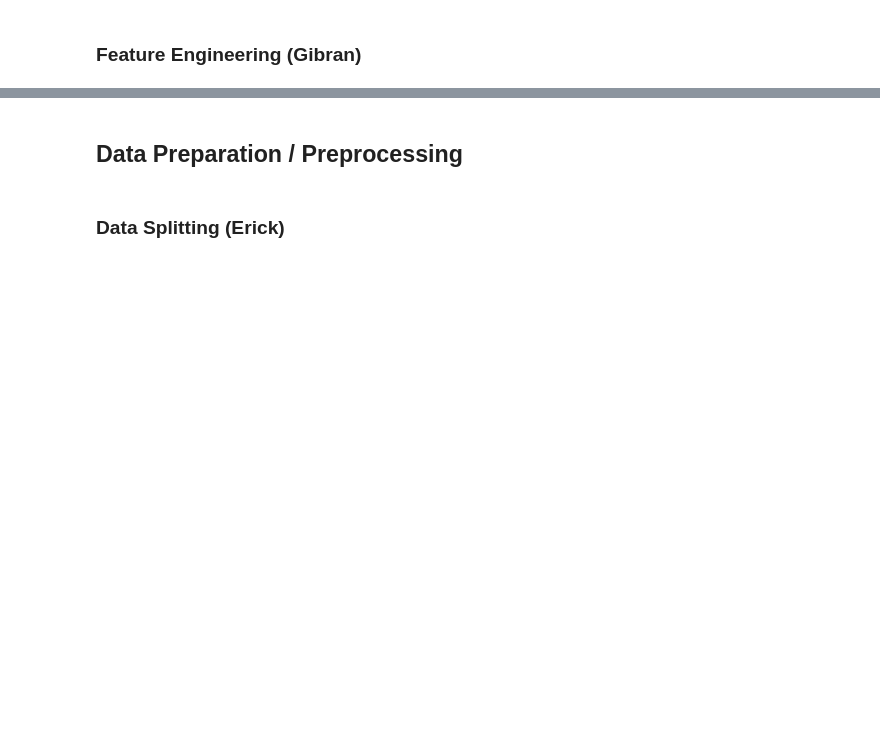
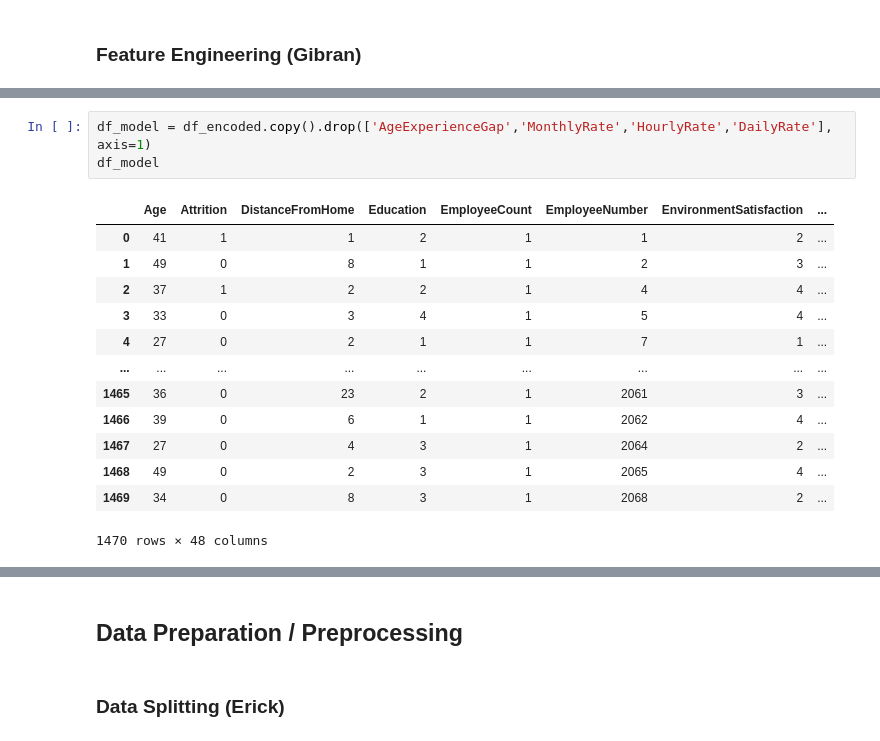
Before and after one commit to gibranariq/Final-Project-Rakamin-Men-United, a Jupyter notebook: Framework_data_modeling_lengkap.ipynb, the cells around one changed output, grey strips where cells are left out. Drawn from its saved outputs; the diff is of its cells as text; blank space fills up the shorter version.

```diff
--- a/Framework_data_modeling_lengkap.ipynb
+++ b/Framework_data_modeling_lengkap.ipynb
@@ -548,0 +492,17 @@ Sebagai bagian dari tahap feature engineering, dikembangkan beberapa fitur baru
+# %%
+df_model = df_encoded.copy().drop(['AgeExperienceGap','MonthlyRate','HourlyRate','DailyRate'], axis=1)
+df_model
+# %% [output]
+|  | Age | Attrition | DistanceFromHome | Education | EmployeeCount | EmployeeNumber | EnvironmentSatisfaction | ... |
+| 0 | 41 | 1 | 1 | 2 | 1 | 1 | 2 | ... |
+| 1 | 49 | 0 | 8 | 1 | 1 | 2 | 3 | ... |
+| 2 | 37 | 1 | 2 | 2 | 1 | 4 | 4 | ... |
+| 3 | 33 | 0 | 3 | 4 | 1 | 5 | 4 | ... |
+| 4 | 27 | 0 | 2 | 1 | 1 | 7 | 1 | ... |
+| ... | ... | ... | ... | ... | ... | ... | ... | ... |
+| 1465 | 36 | 0 | 23 | 2 | 1 | 2061 | 3 | ... |
+| 1466 | 39 | 0 | 6 | 1 | 1 | 2062 | 4 | ... |
+| 1467 | 27 | 0 | 4 | 3 | 1 | 2064 | 2 | ... |
+| 1468 | 49 | 0 | 2 | 3 | 1 | 2065 | 4 | ... |
+| 1469 | 34 | 0 | 8 | 3 | 1 | 2068 | 2 | ... |
+1470 rows × 48 columns
```
Also changed, not shown: parts of 61 cells of this notebook.
